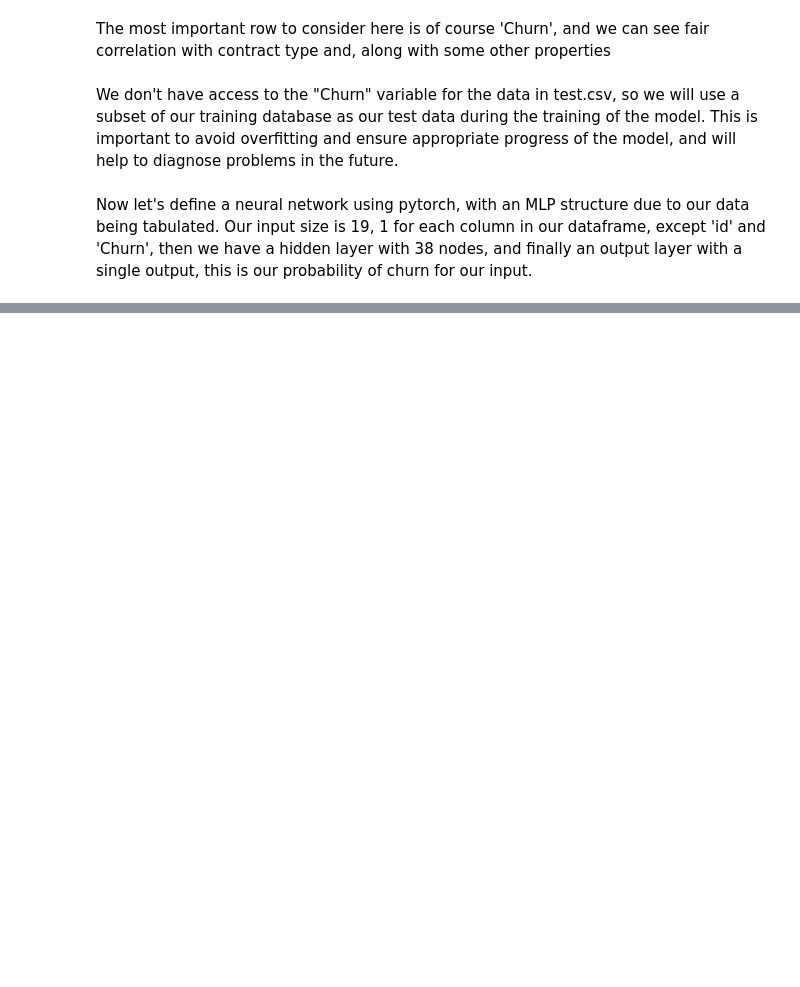
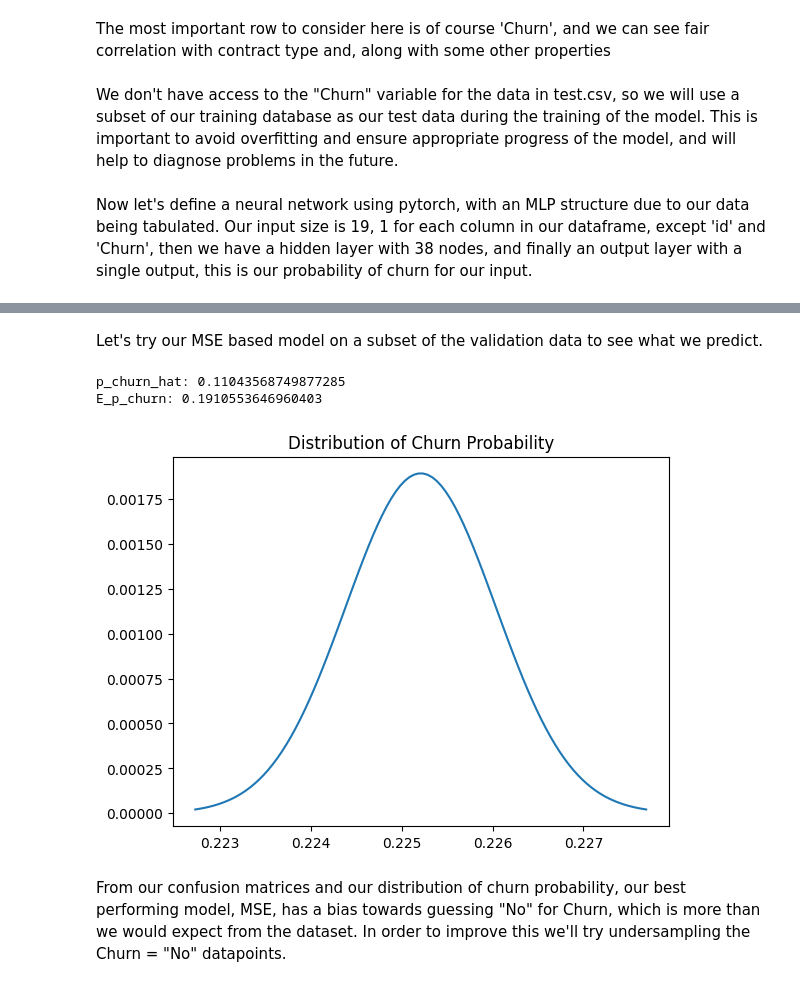
Before and after one commit to Tee-Mou/PredictCustomerChurn, a Jupyter notebook: main.ipynb, the cells around one changed output, grey strips where cells are left out. Cells and saved outputs as stored; diff of their text form; code cells hidden in the pictures; blank space fills up the shorter version.

```diff
--- a/main.ipynb
+++ b/main.ipynb
@@ -162,0 +188,15 @@ plot_loss(trl, tel)
+# %%
+def test_model(model, x, y = None, threshold = 0.5):
+    model.eval()
+    confusion_matrix = {0: [0, 0], 1: [0, 0]}
+    with torch.no_grad():
+        predictions = np.array(model(x), dtype=np.float64)
+        predicted_churn = np.array([pred > threshold for pred in predictions])
+    if y is not None:
+        for i in range(len(predicted_churn)):
+            actual = y[i].item()
+            pred = predicted_churn[i].item()
+            confusion_matrix[actual][pred] += 1
+
+    confusion_matrix = pd.DataFrame(data=confusion_matrix)
+    return np.concat([predictions, predicted_churn], axis=1), confusion_matrix
@@ -162,0 +218,18 @@ plot_loss(trl, tel)
+# %% [markdown]
+Let's try our MSE based model on a subset of the validation data to see what we predict.
+# %%
+valid_df = pd.read_csv("data/test.csv")
+x_valid = torch.tensor(prepare_data(valid_df).values).to(torch.float32).requires_grad_(True)
+# %%
+result, _ = test_model(mse_model, x_valid)
+p_churn_hat = np.mean(result[:,1])
+print(f"p_churn_hat: {p_churn_hat}")
+E_p_churn = np.mean(result[:,0])
+print(f"E_p_churn: {E_p_churn}")
+plot_churn_distribution(len(valid_df), p)
+# %% [output]
+p_churn_hat: 0.11043568749877285
+E_p_churn: 0.1910553646960403
+[figure, added]
+# %% [markdown]
+From our confusion matrices and our distribution of churn probability, our best performing model, MSE, has a bias towards guessing "No" for Churn, which is more than we would expect from the dataset. In order to improve this we'll try undersampling the Churn = "No" datapoints.
```
Also changed, not shown: parts of 18 cells of this notebook.
